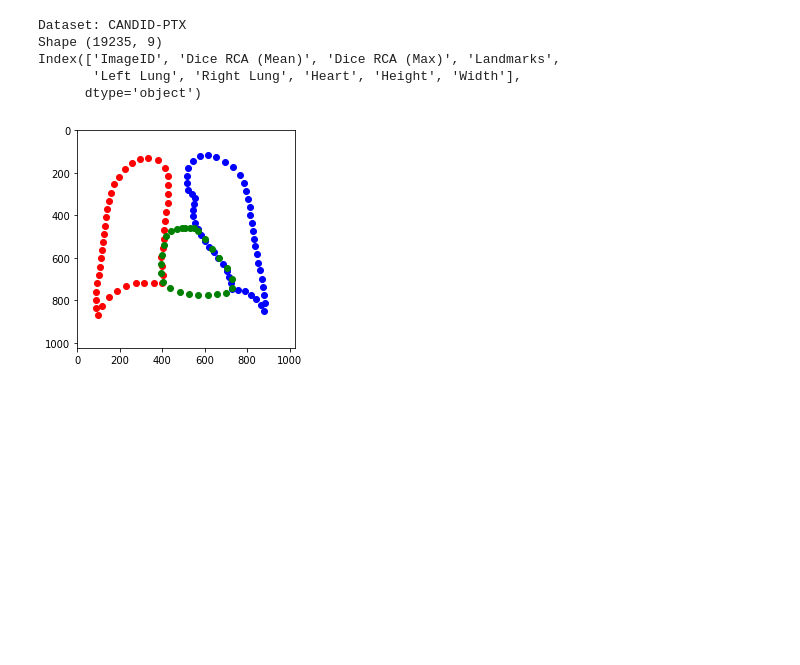
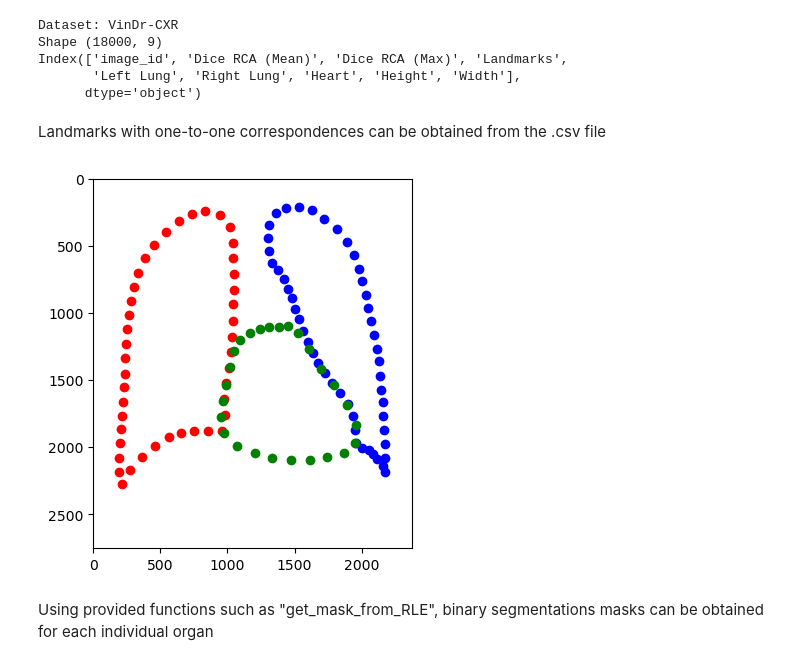
Before and after one commit to ngaggion/CheXmask-Database, a Jupyter notebook: Example.ipynb, the cells around one changed output. Cells and saved outputs as stored; diff of their text form; code cells hidden in the pictures; blank space fills up the shorter version.

```diff
--- a/Example.ipynb
+++ b/Example.ipynb
@@ -4,49 +20,59 @@ from DataPostprocessing.utils import get_mask_from_RLE
 import numpy as np
 import matplotlib.pyplot as plt
 
-path = "../Annotations/OriginalResolution/CANDID-PTX.csv"
+path = "../Annotations/OriginalResolution/VinDr-CXR.csv.gz"
 df = pd.read_csv(path)
 
 columns = df.columns
 
-print("Dataset: CANDID-PTX")
+print("Dataset: VinDr-CXR")
 print("Shape", df.shape)
 print(columns)
 # %% [output]
-Dataset: CANDID-PTX
-Shape (19235, 9)
-Index(['ImageID', 'Dice RCA (Mean)', 'Dice RCA (Max)', 'Landmarks',
+Dataset: VinDr-CXR
+Shape (18000, 9)
+Index(['image_id', 'Dice RCA (Mean)', 'Dice RCA (Max)', 'Landmarks',
        'Left Lung', 'Right Lung', 'Heart', 'Height', 'Width'],
       dtype='object')
+# %% [markdown]
+Landmarks with one-to-one correspondences can be obtained from the .csv file
 # %%
 example = df.iloc[0]
 
 landmarks = example["Landmarks"]
 height, width = example["Height"], example["Width"]
 
 # As landmarks are stored as a string, we need to convert it to a numpy array
-landmarks = eval(landmarks)
+try:
+    landmarks = eval(landmarks)
+except:
+    # Depending on python versions, the above code may not work, but this one should
+    landmarks = landmarks.replace('[ ', '[').replace('\n ', ',').replace('  ', ',').replace(' ', ',')
+    landmarks = eval(landmarks)
+
 landmarks = np.array(landmarks).reshape(-1, 2)
 
 rightLungLandmarks = landmarks[:44, :]
 leftLungLandmarks = landmarks[44:94, :]
 heartLandmarks = landmarks[94:, :]
 
 plt.figure()
 
 plt.scatter(rightLungLandmarks[:, 0], rightLungLandmarks[:, 1], c = "r")
 plt.scatter(leftLungLandmarks[:, 0], leftLungLandmarks[:, 1], c = "b")
 plt.scatter(heartLandmarks[:, 0], heartLandmarks[:, 1], c = "g")
 
 plt.xlim(0, width)
 plt.ylim(0, height)
 
 plt.gca().invert_yaxis()
 plt.gca().set_aspect('equal', adjustable='box')
 
 plt.show()
 # %% [output]
-[figure, old version]
+[figure, new version]
+# %% [markdown]
+Using provided functions such as "get_mask_from_RLE", binary segmentations masks can be obtained for each individual organ
 # %%
 rightLungMask_RLE = example["Right Lung"]
 leftLungMask_RLE = example["Left Lung"]
```
Also changed, not shown: parts of 8 cells of this notebook.
